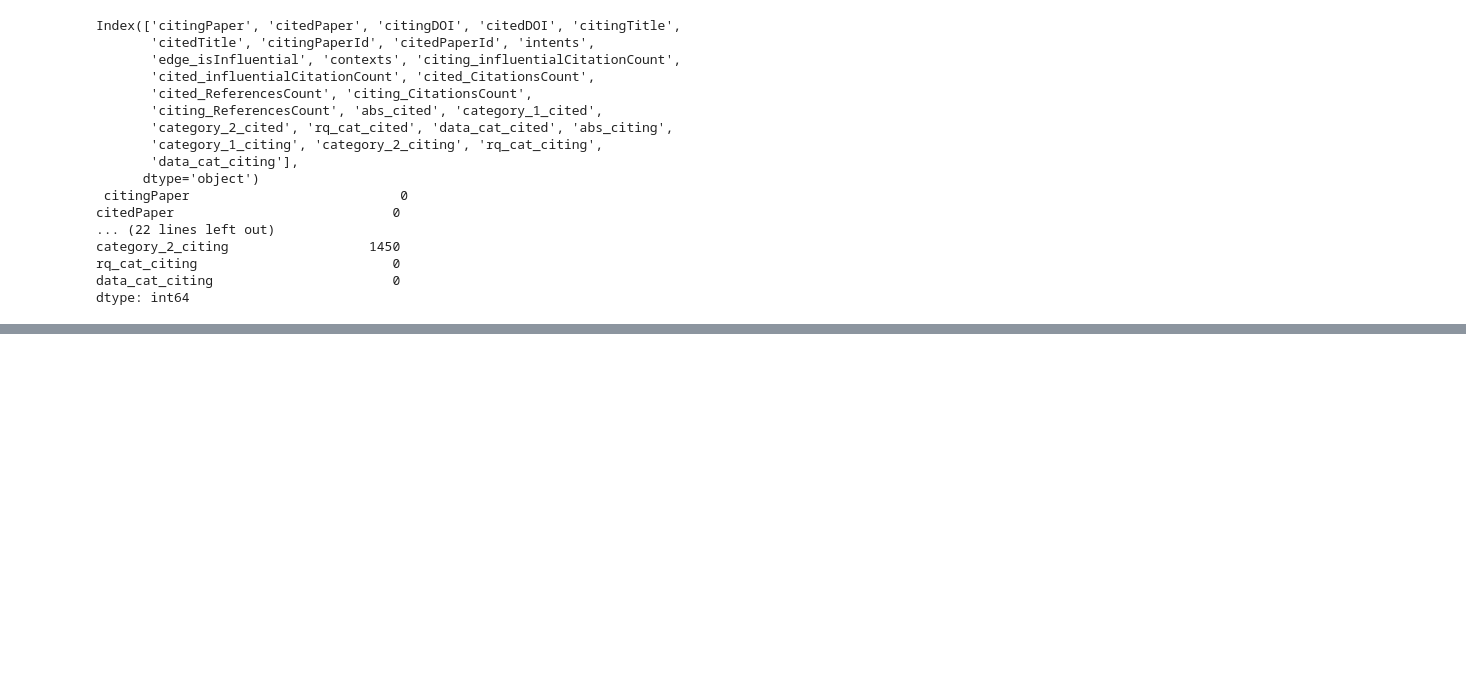
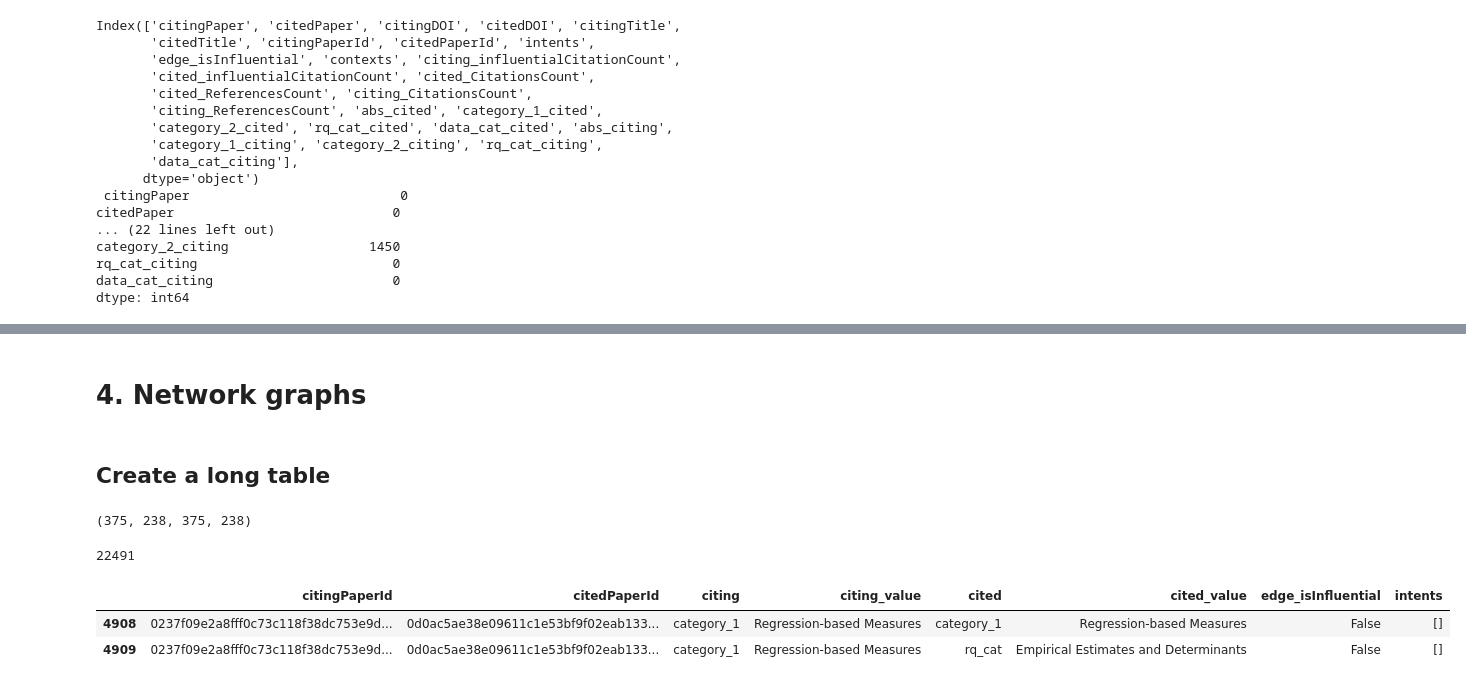
Before and after one commit to SereneKim/meta-welath_mobility, a Jupyter notebook: notebooks/10_analysis.ipynb, the cells around one changed output, grey strips where cells are left out. Saved outputs shown, nothing was run; the diff lists cells and outputs as text; code cells hidden in the pictures; blank space fills up the shorter version.

```diff
--- a/notebooks/10_analysis.ipynb
+++ b/notebooks/10_analysis.ipynb
@@ -1388,0 +1481,4 @@ dtype: int64
+# %% [markdown]
+# 4. Network graphs
+# %% [markdown]
+## Create a long table
@@ -1388,0 +1538,14 @@ dtype: int64
+# %%
+long_cit_net_complete['citingPaperId'].nunique(), long_cit_net_complete['citedPaperId'].nunique(), cit_net_complete['citingPaperId'].nunique(), cit_net_complete['citedPaperId'].nunique()
+# %% [output]
+(375, 238, 375, 238)
+# %%
+len(long_cit_net_complete)
+# %% [output]
+22491
+# %%
+long_cit_net_complete.head(2)
+# %% [output]
+|  | citingPaperId | citedPaperId | citing | citing_value | cited | cited_value | edge_isInfluential | intents |
+| 4908 | 0237f09e2a8fff0c73c118f38dc753e9d... | 0d0ac5ae38e09611c1e53bf9f02eab133... | category_1 | Regression‐based Measures | category_1 | Regression‐based Measures | False | [] |
+| 4909 | 0237f09e2a8fff0c73c118f38dc753e9d... | 0d0ac5ae38e09611c1e53bf9f02eab133... | category_1 | Regression‐based Measures | rq_cat | Empirical Estimates and Determinants | False | [] |
```
Also changed, not shown: parts of 20 cells of this notebook, 7 other files.
